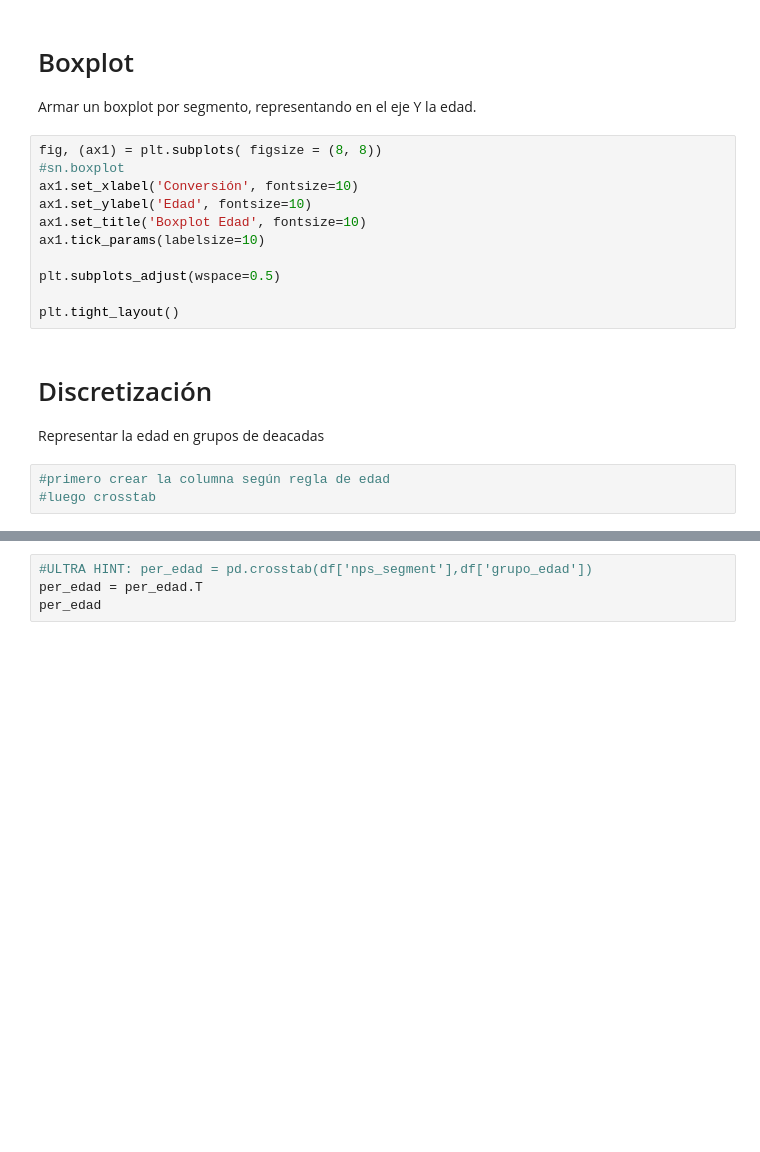
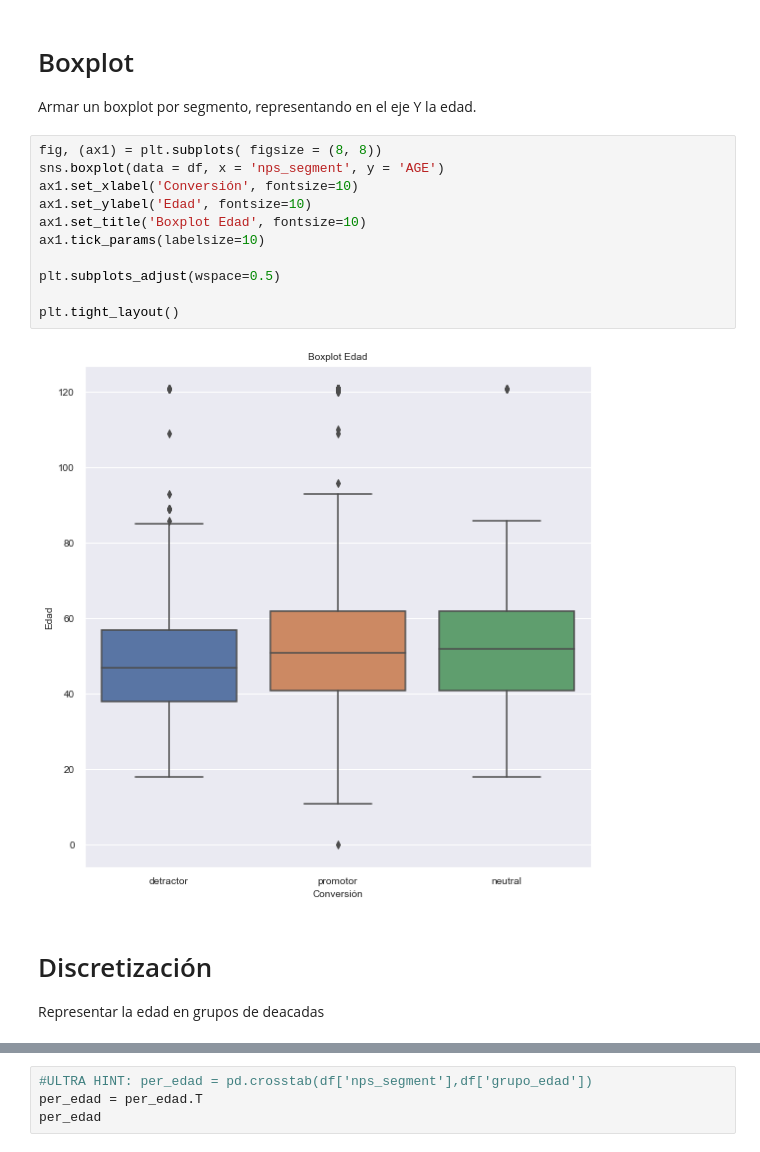
Before and after one commit to adelgado24/UCEMA_POO, a Jupyter notebook: 05-viz/01_eda_nps_ejercicio.ipynb, the cells around one changed output, grey strips where cells are left out. Saved outputs shown, nothing was run; the diff lists cells and outputs as text; blank space fills up the shorter version.

```diff
--- a/05-viz/01_eda_nps_ejercicio.ipynb
+++ b/05-viz/01_eda_nps_ejercicio.ipynb
@@ -400,18 +452,17 @@ plt.rc('ytick', labelsize=10)
 Armar un boxplot por segmento, representando en el eje Y la edad.
 # %%
 fig, (ax1) = plt.subplots( figsize = (8, 8))
-#sn.boxplot
+sns.boxplot(data = df, x = 'nps_segment', y = 'AGE')
 ax1.set_xlabel('Conversión', fontsize=10)
 ax1.set_ylabel('Edad', fontsize=10)
 ax1.set_title('Boxplot Edad', fontsize=10)
 ax1.tick_params(labelsize=10)
 
 plt.subplots_adjust(wspace=0.5)
 
 plt.tight_layout()
+# %% [output]
+[figure, added]
 # %% [markdown]
 # Discretización
 Representar la edad en grupos de deacadas
-# %%
-#primero crear la columna según regla de edad
-#luego crosstab
```
Also changed, not shown: parts of 13 cells of this notebook, 1 other file.
